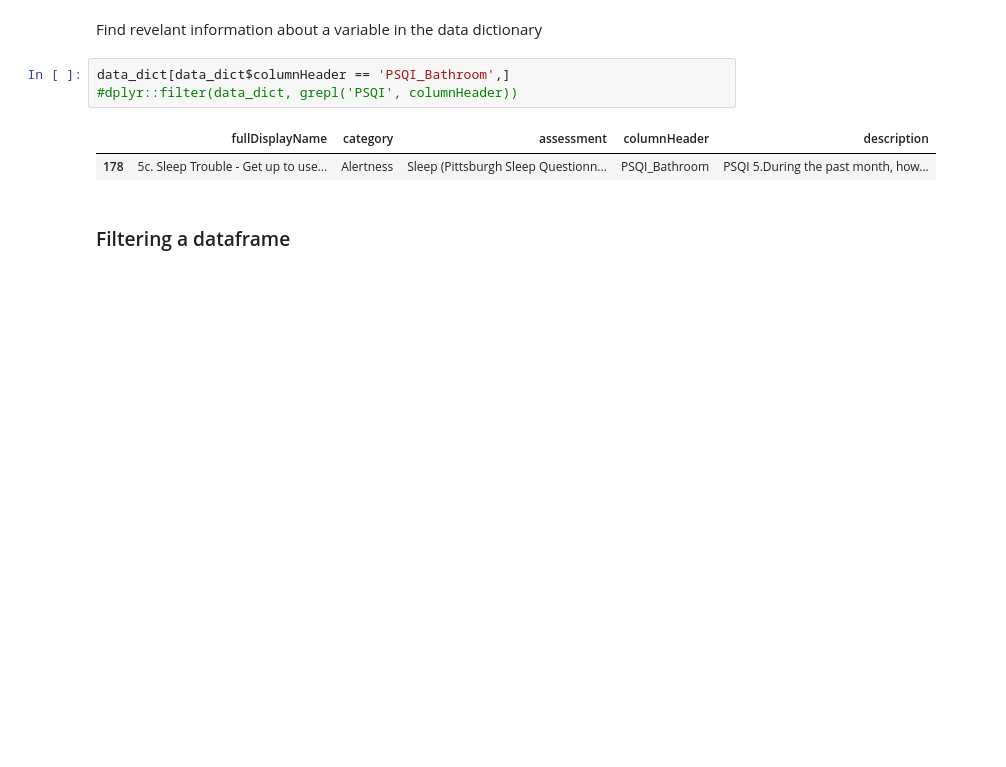
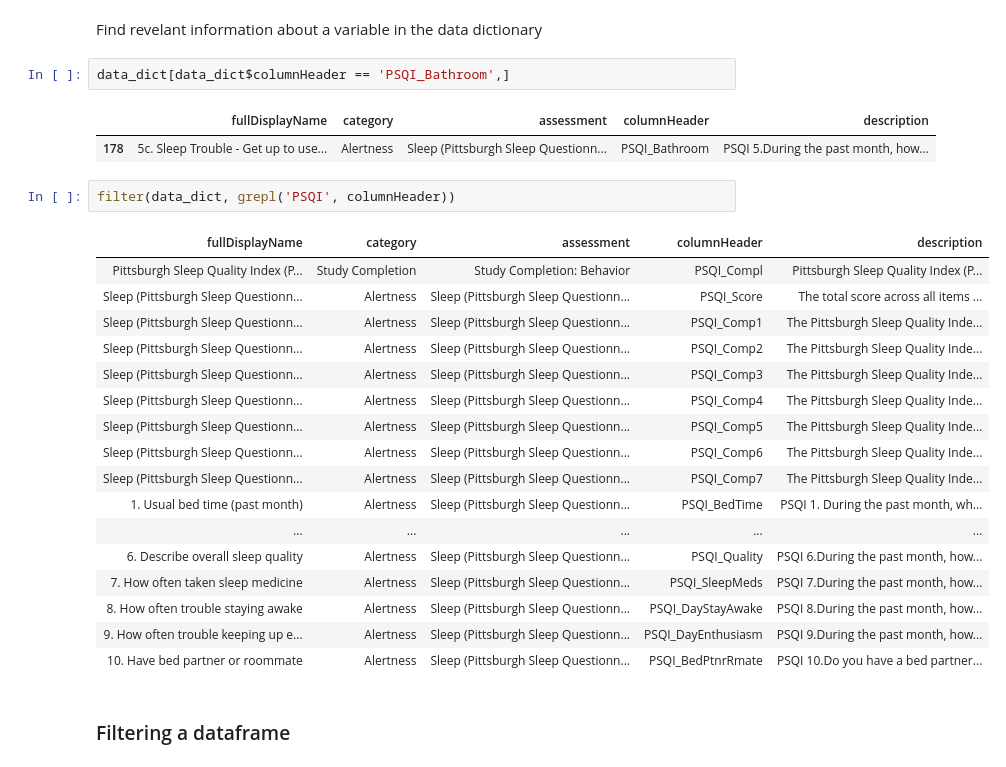
Before and after one commit to TU-Coding-Outreach-Group/cog_summer_workshops_2020, a Jupyter notebook: open-access-datasets/open_access_datasets.ipynb, the cells around one changed output. Drawn from its saved outputs; the diff is of its cells as text; blank space fills up the shorter version.

```diff
--- a/open-access-datasets/open_access_datasets.ipynb
+++ b/open-access-datasets/open_access_datasets.ipynb
@@ -149,10 +131,29 @@ data_dict
 Find revelant information about a variable in the data dictionary
 # %%
 data_dict[data_dict$columnHeader == 'PSQI_Bathroom',]
-#dplyr::filter(data_dict, grepl('PSQI', columnHeader))
 # %% [output]
 |  | fullDisplayName | category | assessment | columnHeader | description |
 | 178 | 5c. Sleep Trouble - Get up to use... | Alertness | Sleep (Pittsburgh Sleep Questionn... | PSQI_Bathroom | PSQI 5.During the past month, how... |
+# %%
+filter(data_dict, grepl('PSQI', columnHeader))
+# %% [output]
+| fullDisplayName | category | assessment | columnHeader | description |
+| Pittsburgh Sleep Quality Index (P... | Study Completion | Study Completion: Behavior | PSQI_Compl | Pittsburgh Sleep Quality Index (P... |
+| Sleep (Pittsburgh Sleep Questionn... | Alertness | Sleep (Pittsburgh Sleep Questionn... | PSQI_Score | The total score across all items ... |
+| Sleep (Pittsburgh Sleep Questionn... | Alertness | Sleep (Pittsburgh Sleep Questionn... | PSQI_Comp1 | The Pittsburgh Sleep Quality Inde... |
+| Sleep (Pittsburgh Sleep Questionn... | Alertness | Sleep (Pittsburgh Sleep Questionn... | PSQI_Comp2 | The Pittsburgh Sleep Quality Inde... |
+| Sleep (Pittsburgh Sleep Questionn... | Alertness | Sleep (Pittsburgh Sleep Questionn... | PSQI_Comp3 | The Pittsburgh Sleep Quality Inde... |
+| Sleep (Pittsburgh Sleep Questionn... | Alertness | Sleep (Pittsburgh Sleep Questionn... | PSQI_Comp4 | The Pittsburgh Sleep Quality Inde... |
+| Sleep (Pittsburgh Sleep Questionn... | Alertness | Sleep (Pittsburgh Sleep Questionn... | PSQI_Comp5 | The Pittsburgh Sleep Quality Inde... |
+| Sleep (Pittsburgh Sleep Questionn... | Alertness | Sleep (Pittsburgh Sleep Questionn... | PSQI_Comp6 | The Pittsburgh Sleep Quality Inde... |
+| Sleep (Pittsburgh Sleep Questionn... | Alertness | Sleep (Pittsburgh Sleep Questionn... | PSQI_Comp7 | The Pittsburgh Sleep Quality Inde... |
+| 1. Usual bed time (past month) | Alertness | Sleep (Pittsburgh Sleep Questionn... | PSQI_BedTime | PSQI 1. During the past month, wh... |
+| ... | ... | ... | ... | ... |
+| 6. Describe overall sleep quality | Alertness | Sleep (Pittsburgh Sleep Questionn... | PSQI_Quality | PSQI 6.During the past month, how... |
+| 7. How often taken sleep medicine | Alertness | Sleep (Pittsburgh Sleep Questionn... | PSQI_SleepMeds | PSQI 7.During the past month, how... |
+| 8. How often trouble staying awake | Alertness | Sleep (Pittsburgh Sleep Questionn... | PSQI_DayStayAwake | PSQI 8.During the past month, how... |
+| 9. How often trouble keeping up e... | Alertness | Sleep (Pittsburgh Sleep Questionn... | PSQI_DayEnthusiasm | PSQI 9.During the past month, how... |
+| 10. Have bed partner or roommate | Alertness | Sleep (Pittsburgh Sleep Questionn... | PSQI_BedPtnrRmate | PSQI 10.Do you have a bed partner... |
 # %% [markdown]
 ### Filtering a dataframe
 # %%
```
Also changed, not shown: parts of 10 cells of this notebook.
